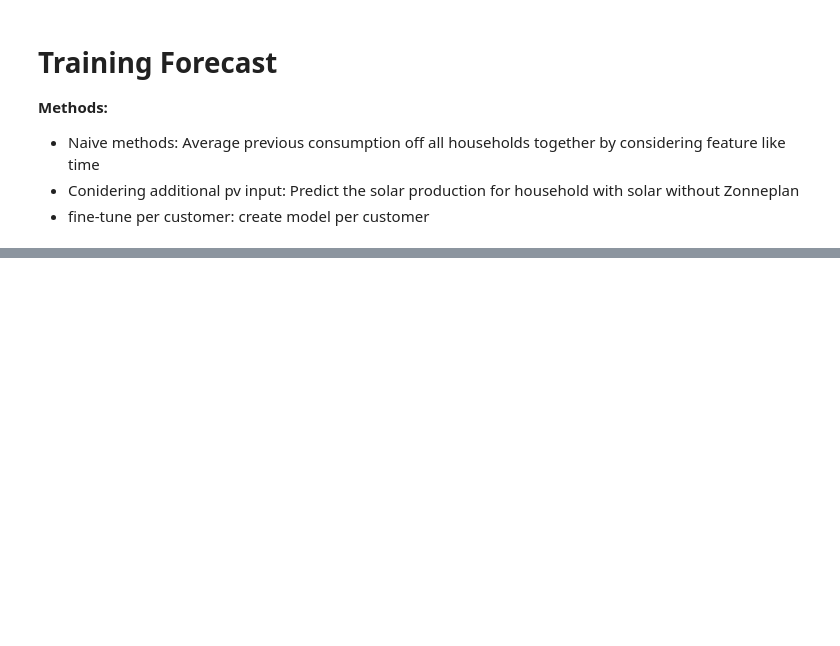
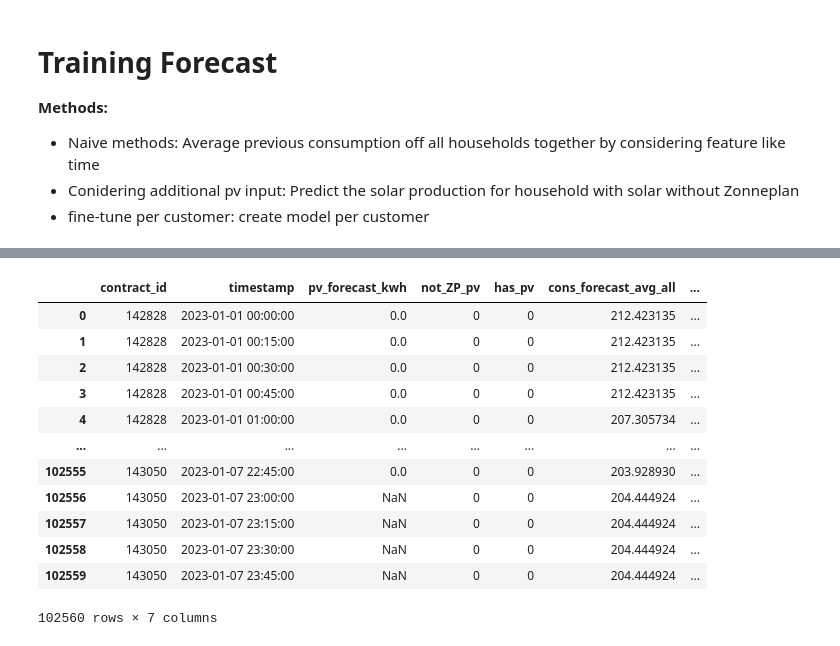
Before and after one commit to ThomasLeMontagner/Zonneplan_Assignment, a Jupyter notebook: Zonneplan_Assignment_Forecast.ipynb, the cells around one changed output, grey strips where cells are left out. Saved outputs shown, nothing was run; the diff lists cells and outputs as text; code cells hidden in the pictures; blank space fills up the shorter version.

```diff
--- a/Zonneplan_Assignment_Forecast.ipynb
+++ b/Zonneplan_Assignment_Forecast.ipynb
@@ -88,0 +206,16 @@ Consumption:
+# %%
+forecast_values
+# %% [output]
+|  | contract_id | timestamp | pv_forecast_kwh | not_ZP_pv | has_pv | cons_forecast_avg_all | ... |
+| 0 | 142828 | 2023-01-01 00:00:00 | 0.0 | 0 | 0 | 212.423135 | ... |
+| 1 | 142828 | 2023-01-01 00:15:00 | 0.0 | 0 | 0 | 212.423135 | ... |
+| 2 | 142828 | 2023-01-01 00:30:00 | 0.0 | 0 | 0 | 212.423135 | ... |
+| 3 | 142828 | 2023-01-01 00:45:00 | 0.0 | 0 | 0 | 212.423135 | ... |
+| 4 | 142828 | 2023-01-01 01:00:00 | 0.0 | 0 | 0 | 207.305734 | ... |
+| ... | ... | ... | ... | ... | ... | ... | ... |
+| 102555 | 143050 | 2023-01-07 22:45:00 | 0.0 | 0 | 0 | 203.928930 | ... |
+| 102556 | 143050 | 2023-01-07 23:00:00 | NaN | 0 | 0 | 204.444924 | ... |
+| 102557 | 143050 | 2023-01-07 23:15:00 | NaN | 0 | 0 | 204.444924 | ... |
+| 102558 | 143050 | 2023-01-07 23:30:00 | NaN | 0 | 0 | 204.444924 | ... |
+| 102559 | 143050 | 2023-01-07 23:45:00 | NaN | 0 | 0 | 204.444924 | ... |
+102560 rows × 7 columns
```
Also changed, not shown: parts of 40 cells of this notebook.
